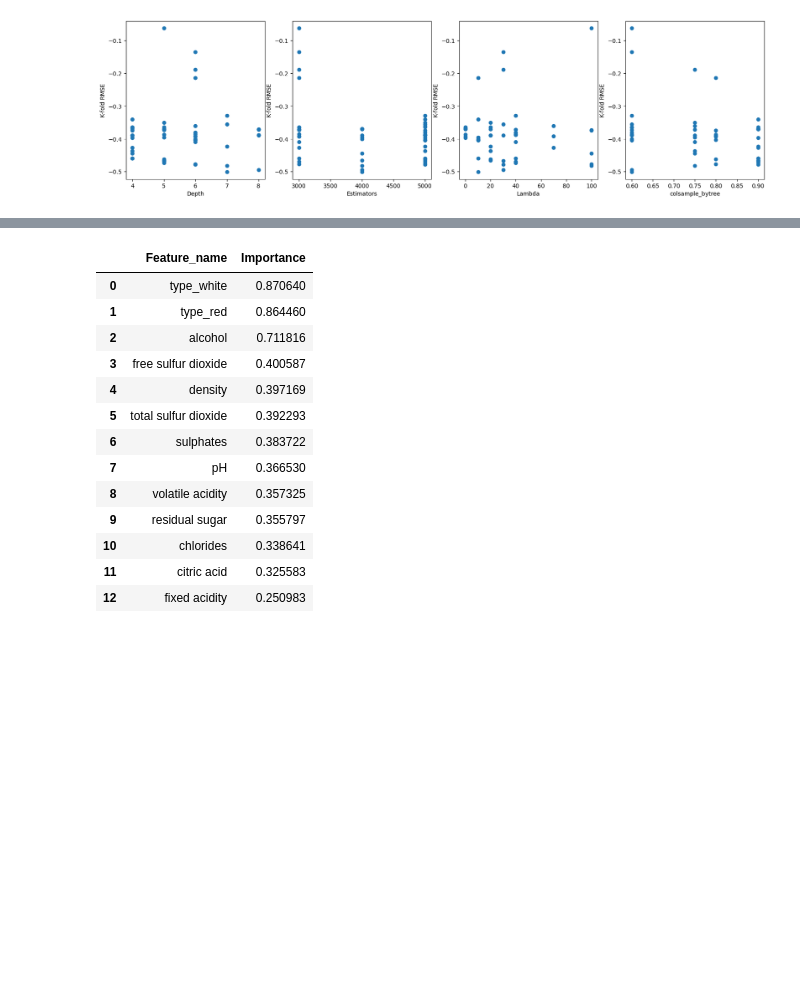
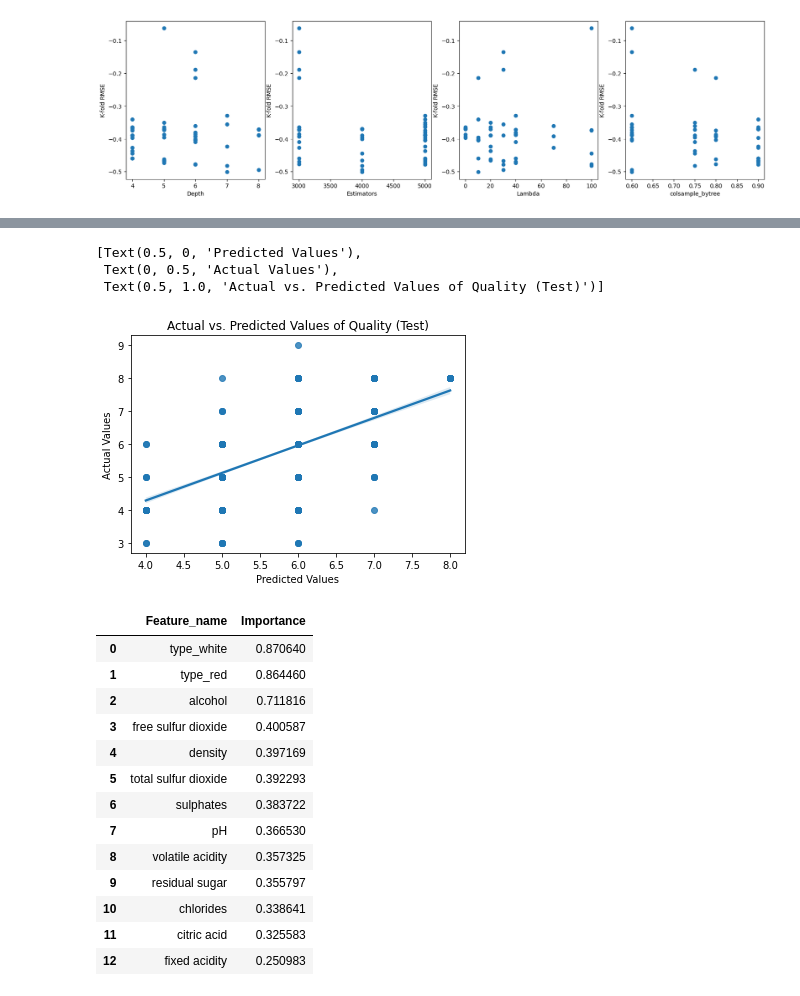
Before and after one commit to notlilawells/Saturn-303-3, a Jupyter notebook: xgboost.ipynb, the cells around one changed output, grey strips where cells are left out. Saved outputs shown, nothing was run; the diff lists cells and outputs as text; code cells hidden in the pictures; blank space fills up the shorter version.

```diff
--- a/xgboost.ipynb
+++ b/xgboost.ipynb
@@ -231,3 +244,11 @@ mean_squared_error(y_test, pred_series_rounded, squared = False)
+# %%
+regplot = sns.regplot(x = optimized_xgboost2.predict(X_test).round(), y = y_test)
+regplot.set(xlabel ="Predicted Values", ylabel = "Actual Values", title ='Actual vs. Predicted Values of Quality (Test)')
+# %% [output]
+[Text(0.5, 0, 'Predicted Values'),
+ Text(0, 0.5, 'Actual Values'),
+ Text(0.5, 1.0, 'Actual vs. Predicted Values of Quality (Test)')]
+[figure, added]
 # %%
 features_dict = optimized_xgboost2.get_booster().get_score(importance_type='gain')
 
```
Also changed, not shown: parts of 5 cells of this notebook.
